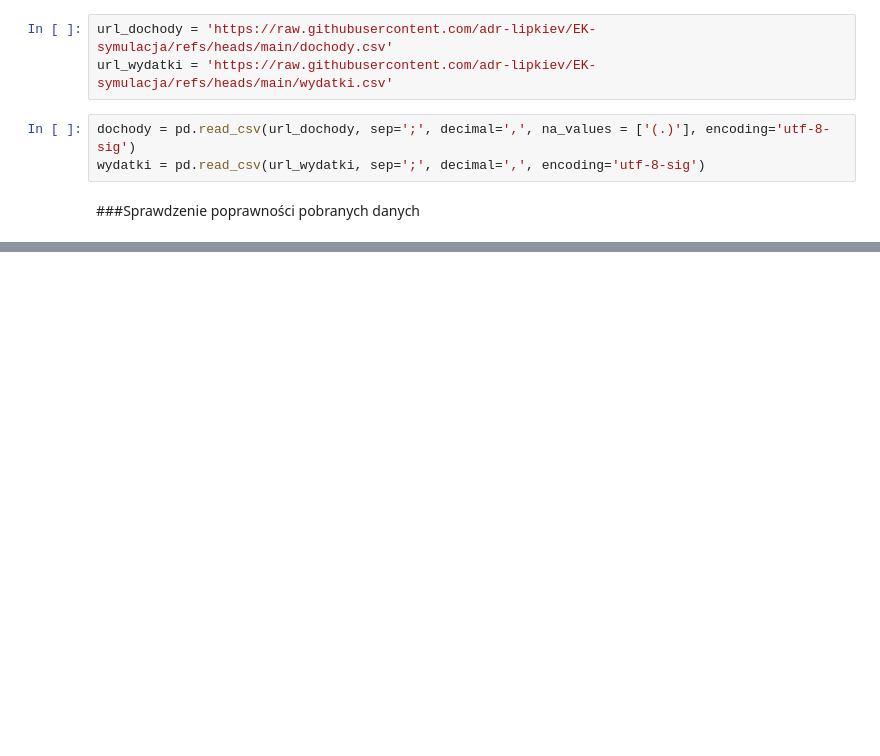
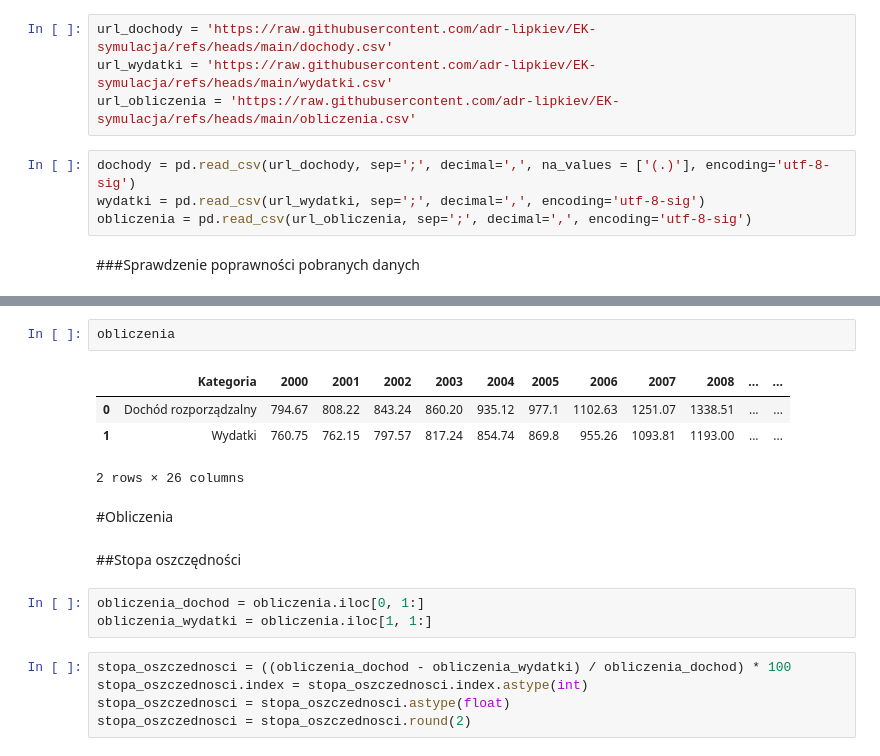
Before and after one commit to adr-lipkiev/EK-symulacja, a Jupyter notebook: EK_symulacja.ipynb, the cells around one changed output, grey strips where cells are left out. Drawn from its saved outputs; the diff is of its cells as text; blank space fills up the shorter version.

```diff
--- a/EK_symulacja.ipynb
+++ b/EK_symulacja.ipynb
@@ -12,8 +12,10 @@ import plotly.graph_objects as go
 # %%
 url_dochody = 'https://raw.githubusercontent.com/adr-lipkiev/EK-symulacja/refs/heads/main/dochody.csv'
 url_wydatki = 'https://raw.githubusercontent.com/adr-lipkiev/EK-symulacja/refs/heads/main/wydatki.csv'
+url_obliczenia = 'https://raw.githubusercontent.com/adr-lipkiev/EK-symulacja/refs/heads/main/obliczenia.csv'
 # %%
 dochody = pd.read_csv(url_dochody, sep=';', decimal=',', na_values = ['(.)'], encoding='utf-8-sig')
 wydatki = pd.read_csv(url_wydatki, sep=';', decimal=',', encoding='utf-8-sig')
+obliczenia = pd.read_csv(url_obliczenia, sep=';', decimal=',', encoding='utf-8-sig')
 # %% [markdown]
 ###Sprawdzenie poprawności pobranych danych
@@ -366,0 +52,19 @@ fig6.write_html('dobra_procent_rokdoroku.html')
+# %%
+obliczenia
+# %% [output]
+|  | Kategoria | 2000 | 2001 | 2002 | 2003 | 2004 | 2005 | 2006 | 2007 | 2008 | ... | ... |
+| 0 | Dochód rozporządzalny | 794.67 | 808.22 | 843.24 | 860.20 | 935.12 | 977.1 | 1102.63 | 1251.07 | 1338.51 | ... | ... |
+| 1 | Wydatki | 760.75 | 762.15 | 797.57 | 817.24 | 854.74 | 869.8 | 955.26 | 1093.81 | 1193.00 | ... | ... |
+2 rows × 26 columns
+# %% [markdown]
+#Obliczenia
+# %% [markdown]
+##Stopa oszczędności
+# %%
+obliczenia_dochod = obliczenia.iloc[0, 1:]
+obliczenia_wydatki = obliczenia.iloc[1, 1:]
+# %%
+stopa_oszczednosci = ((obliczenia_dochod - obliczenia_wydatki) / obliczenia_dochod) * 100
+stopa_oszczednosci.index = stopa_oszczednosci.index.astype(int)
+stopa_oszczednosci = stopa_oszczednosci.astype(float)
+stopa_oszczednosci = stopa_oszczednosci.round(2)
```
Also changed, not shown: parts of 47 cells of this notebook.
